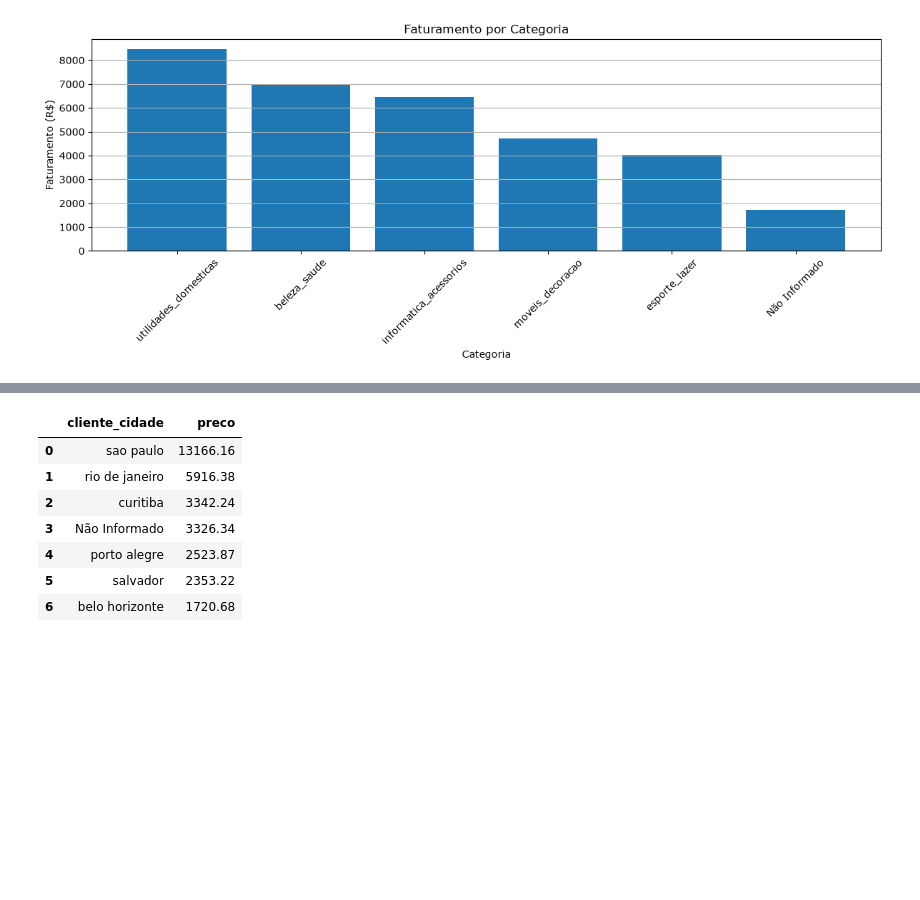
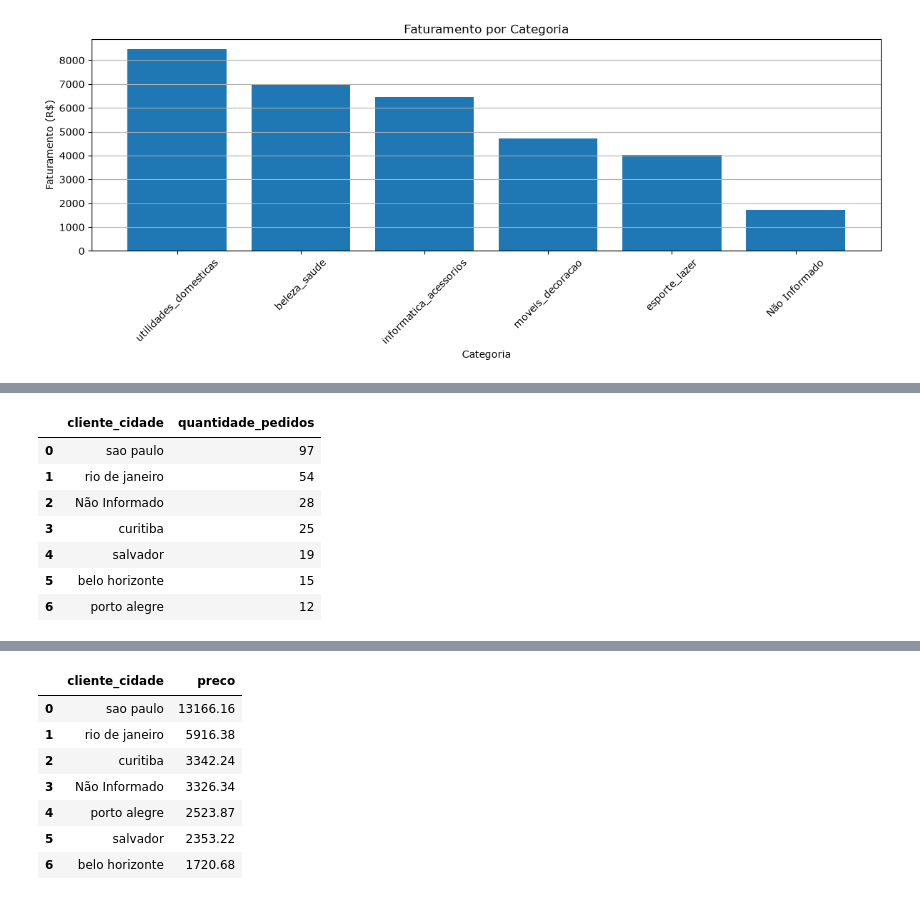
Before and after one commit to muriflellis/Projeto-E-Commerce-Murilo-Lellis, a Jupyter notebook: notebooks/analise_vendas.ipynb, the cells around one changed output, grey strips where cells are left out. Saved outputs shown, nothing was run; the diff lists cells and outputs as text; code cells hidden in the pictures; blank space fills up the shorter version.

```diff
--- a/notebooks/analise_vendas.ipynb
+++ b/notebooks/analise_vendas.ipynb
@@ -317,0 +330,12 @@ plt.show()
+# %%
+pedidos_cidade = (df_tratado.groupby('cliente_cidade').agg(quantidade_pedidos=('id_pedido','count')).sort_values(by='quantidade_pedidos',ascending=False).reset_index())
+pedidos_cidade
+# %% [output]
+|  | cliente_cidade | quantidade_pedidos |
+| 0 | sao paulo | 97 |
+| 1 | rio de janeiro | 54 |
+| 2 | Não Informado | 28 |
+| 3 | curitiba | 25 |
+| 4 | salvador | 19 |
+| 5 | belo horizonte | 15 |
+| 6 | porto alegre | 12 |
```
Also changed, not shown: parts of 3 cells of this notebook.
